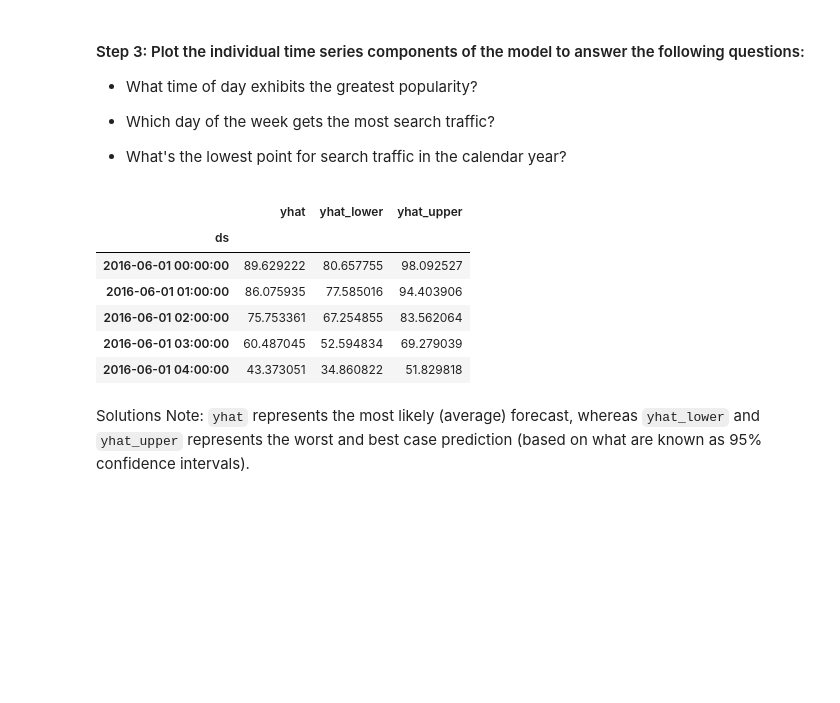
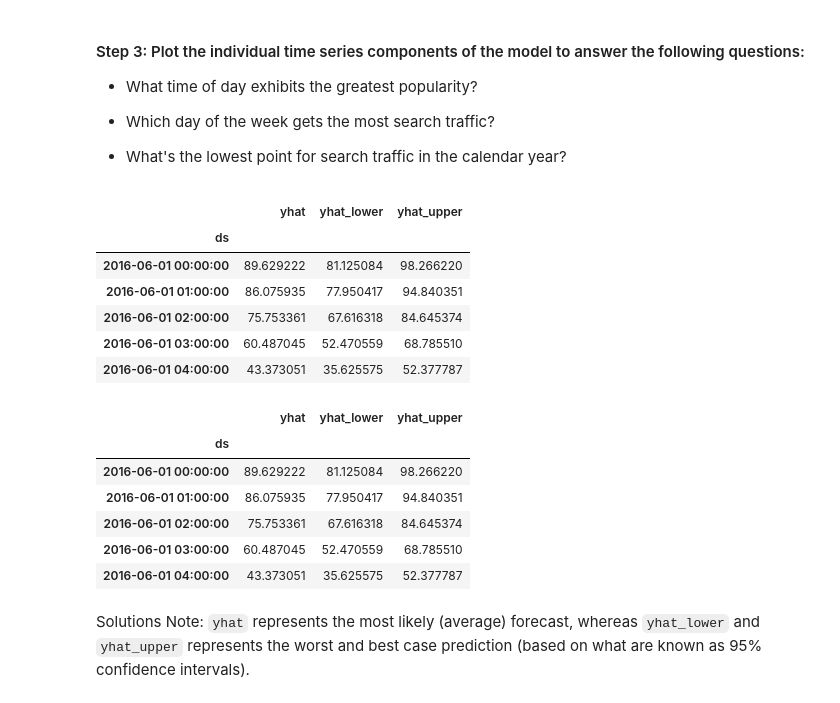
Before and after one commit to willablackmon/search-stock-trends-prophet, a Jupyter notebook: forecasting_net_prophet.ipynb, the cells around one changed output. Saved outputs shown, nothing was run; the diff lists cells and outputs as text; code cells hidden in the pictures; blank space fills up the shorter version.

```diff
--- a/forecasting_net_prophet.ipynb
+++ b/forecasting_net_prophet.ipynb
@@ -552,7 +558,10 @@ display(df_mercado_trends_reset.head())
 # %%
 # Call the Prophet function, store as an object
+m = Prophet()
+m
 # %% [output]
 <prophet.forecaster.Prophet at 0x...>
 # %%
 # Fit the time-series model.
+m.fit(df_mercado_trends_clean)
 # %% [output]
@@ -569,9 +578,10 @@ INFO:cmdstanpy:Chain [1] done processing
 # %%
 # Create a future dataframe to hold predictions
 # Make the prediction go out as far as 2000 hours (approx 80 days)
-
+future_mercado_trends = m.make_future_dataframe(periods=2000, freq='H')
 
 # View the last five rows of the future_mercado_trends DataFrame
+display(future_mercado_trends.tail())
 # %% [output]
 |  | ds |
 | 39101 | 2020-11-30 04:00:00 |
@@ -581,8 +591,10 @@ INFO:cmdstanpy:Chain [1] done processing
 | 39105 | 2020-11-30 08:00:00 |
 # %%
 # Make the predictions for the trend data using the future_mercado_trends DataFrame
-
+forecast_mercado_trends = m.predict(future_mercado_trends)
 
 # Display the first five rows of the forecast_mercado_trends DataFrame
+display(forecast_mercado_trends.head())
+display(forecast_mercado_trends.tail())
 # %% [output]
 |  | ds | trend | yhat_lower | yhat_upper | trend_lower | trend_upper | additive_terms | ... |
@@ -614,18 +634,29 @@ INFO:cmdstanpy:Chain [1] done processing
 
 * What's the lowest point for search traffic in the calendar year?
 # %%
-# Set the index in the forecast_mercado_trends DataFrame to the ds datetime column
+# # Set the index in the forecast_mercado_trends DataFrame to the ds datetime column
+forecast_mercado_trends_ds_index = forecast_mercado_trends.set_index('ds')
 
+# View the only the yhat, yhat_lower and yhat_upper columns from the DataFrame
+display(forecast_mercado_trends_ds_index[['yhat','yhat_lower','yhat_upper']].head())
 
-# View the only the yhat,yhat_lower and yhat_upper columns from the DataFrame
+forecast_mercado_trends_y = forecast_mercado_trends_ds_index[['yhat','yhat_lower','yhat_upper']]
+display(forecast_mercado_trends_y.head())
 # %% [output]
 |  | yhat | yhat_lower | yhat_upper |
 | ds |  |  |  |
-| 2016-06-01 00:00:00 | 89.629222 | 80.657755 | 98.092527 |
-| 2016-06-01 01:00:00 | 86.075935 | 77.585016 | 94.403906 |
-| 2016-06-01 02:00:00 | 75.753361 | 67.254855 | 83.562064 |
-| 2016-06-01 03:00:00 | 60.487045 | 52.594834 | 69.279039 |
-| 2016-06-01 04:00:00 | 43.373051 | 34.860822 | 51.829818 |
+| 2016-06-01 00:00:00 | 89.629222 | 81.125084 | 98.266220 |
+| 2016-06-01 01:00:00 | 86.075935 | 77.950417 | 94.840351 |
+| 2016-06-01 02:00:00 | 75.753361 | 67.616318 | 84.645374 |
+| 2016-06-01 03:00:00 | 60.487045 | 52.470559 | 68.785510 |
+| 2016-06-01 04:00:00 | 43.373051 | 35.625575 | 52.377787 |
+|  | yhat | yhat_lower | yhat_upper |
+| ds |  |  |  |
+| 2016-06-01 00:00:00 | 89.629222 | 81.125084 | 98.266220 |
+| 2016-06-01 01:00:00 | 86.075935 | 77.950417 | 94.840351 |
+| 2016-06-01 02:00:00 | 75.753361 | 67.616318 | 84.645374 |
+| 2016-06-01 03:00:00 | 60.487045 | 52.470559 | 68.785510 |
+| 2016-06-01 04:00:00 | 43.373051 | 35.625575 | 52.377787 |
 # %% [markdown]
 Solutions Note: `yhat` represents the most likely (average) forecast, whereas `yhat_lower` and `yhat_upper` represents the worst and best case prediction (based on what are known as 95% confidence intervals).
 # %%
```
Also changed, not shown: parts of 14 cells of this notebook.
